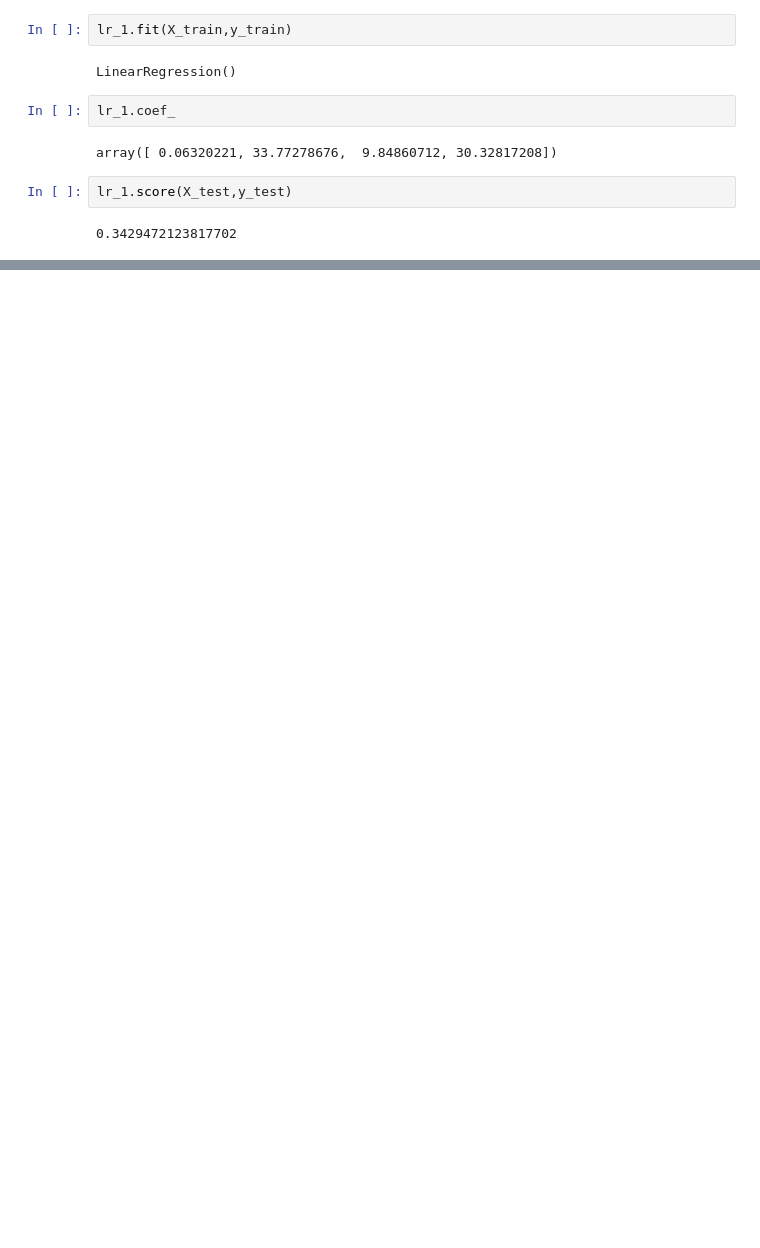
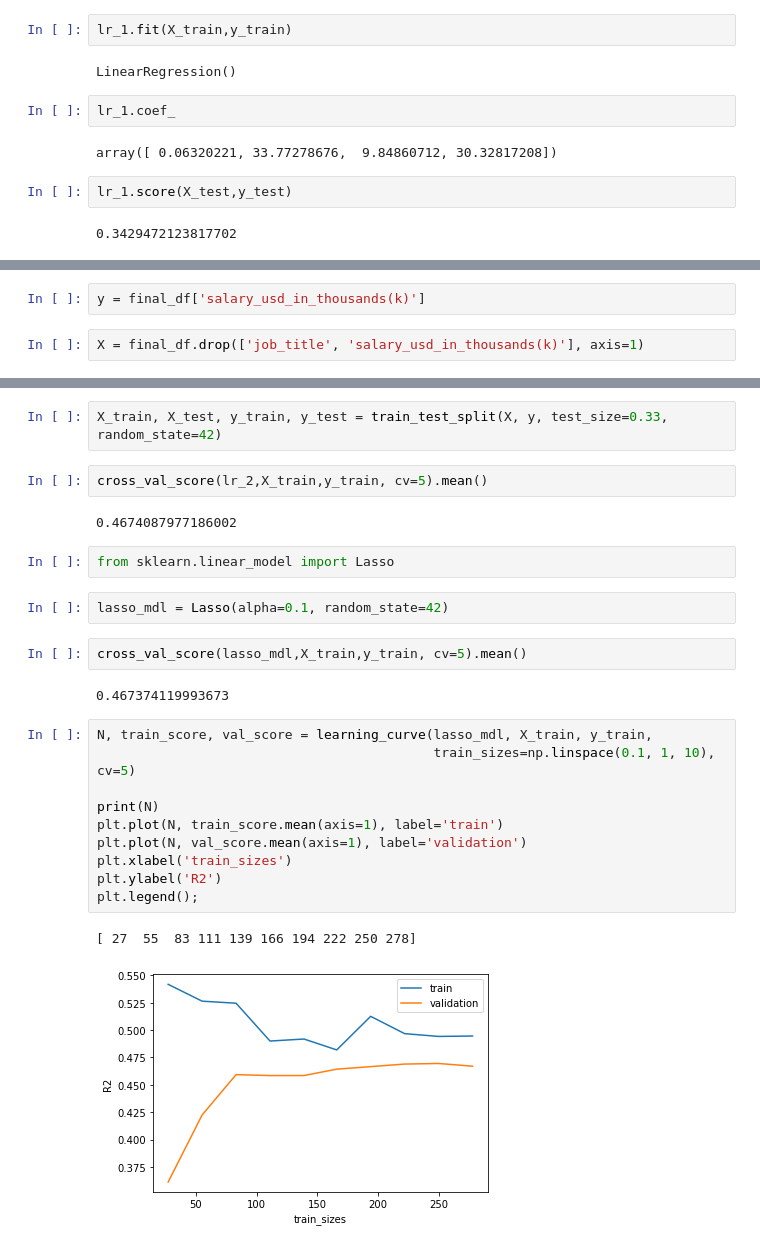
Before and after one commit to alexisflipo/api_final_project, a Jupyter notebook: src/ml_scripts/ds_salary_improvement.ipynb, the cells around one changed output, grey strips where cells are left out. Cells and saved outputs as stored; diff of their text form; blank space fills up the shorter version.

Commit message:
Final notebook with model

```diff
--- a/src/ml_scripts/ds_salary_improvement.ipynb
+++ b/src/ml_scripts/ds_salary_improvement.ipynb
@@ -366,0 +399,4 @@ enc.fit_transform([data_copy['employee_residence_encoded']])
+# %%
+y = final_df['salary_usd_in_thousands(k)']
+# %%
+X = final_df.drop(['job_title', 'salary_usd_in_thousands(k)'], axis=1)
@@ -366,0 +405,27 @@ enc.fit_transform([data_copy['employee_residence_encoded']])
+# %%
+X_train, X_test, y_train, y_test = train_test_split(X, y, test_size=0.33, random_state=42)
+# %%
+cross_val_score(lr_2,X_train,y_train, cv=5).mean()
+# %% [output]
+0.4674087977186002
+# %%
+from sklearn.linear_model import Lasso
+# %%
+lasso_mdl = Lasso(alpha=0.1, random_state=42)
+# %%
+cross_val_score(lasso_mdl,X_train,y_train, cv=5).mean()
+# %% [output]
+0.467374119993673
+# %%
+N, train_score, val_score = learning_curve(lasso_mdl, X_train, y_train,
+                                           train_sizes=np.linspace(0.1, 1, 10), cv=5)
+
+print(N)
+plt.plot(N, train_score.mean(axis=1), label='train')
+plt.plot(N, val_score.mean(axis=1), label='validation')
+plt.xlabel('train_sizes')
+plt.ylabel('R2')
+plt.legend();
+# %% [output]
+[ 27  55  83 111 139 166 194 222 250 278]
+[figure, added]
```
Also changed, not shown: parts of 36 cells of this notebook.
